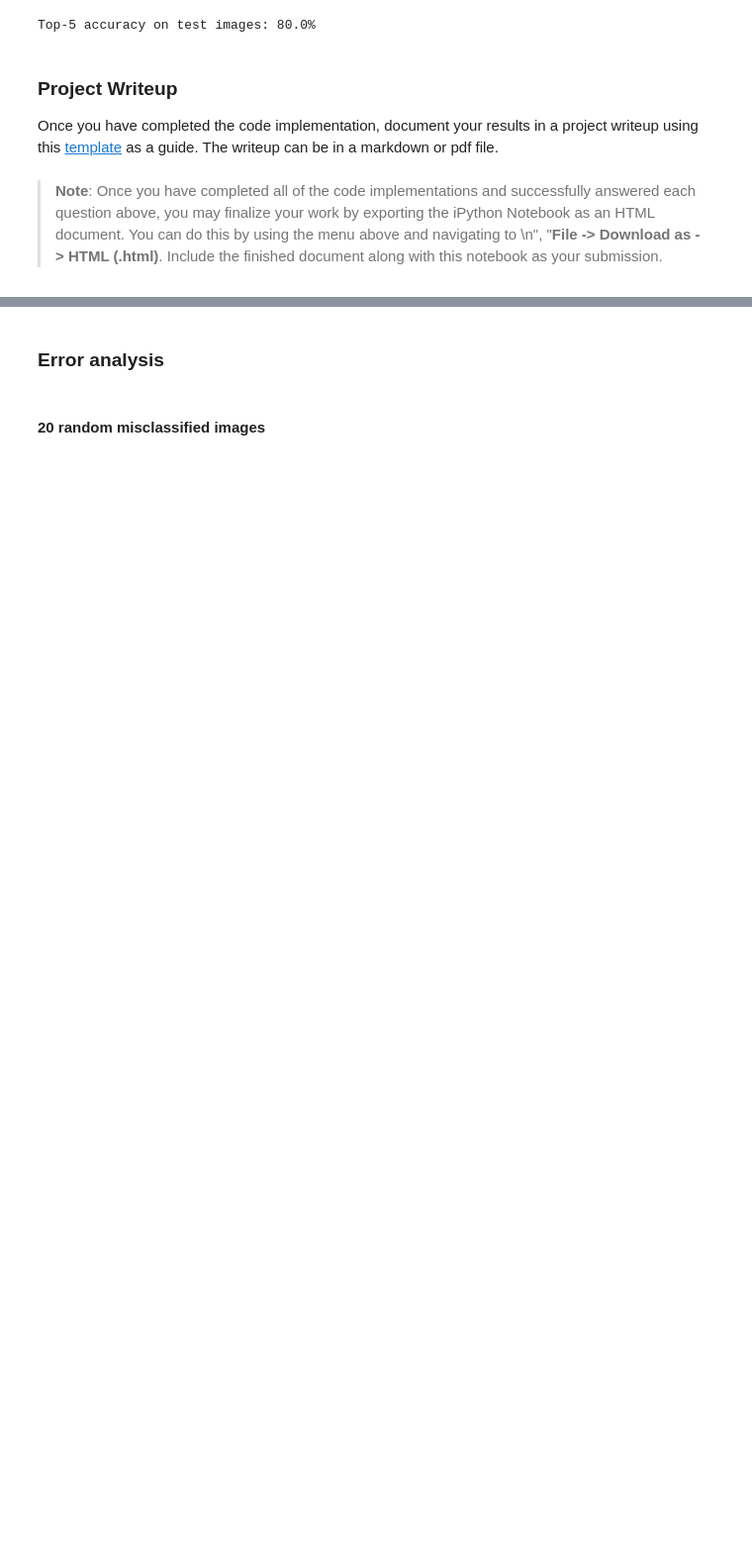
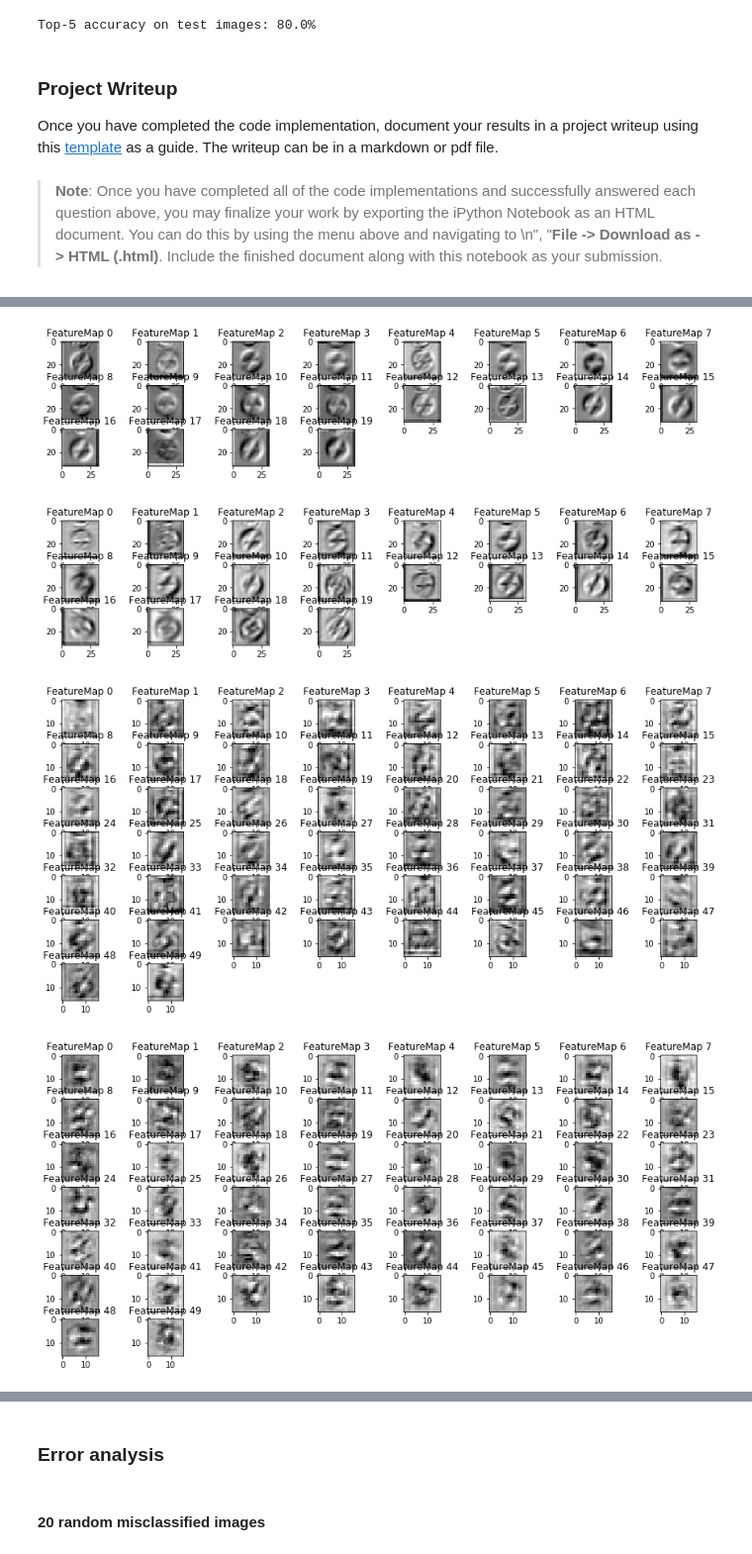
Before and after one commit to koulakis/CarND-Traffic-Sign-Classifier-Project, a Jupyter notebook: Traffic_Sign_Classifier.ipynb, the cells around one changed output, grey strips where cells are left out. Shown at 99% size. Drawn from its saved outputs; the diff is of its cells as text; code cells hidden in the pictures; blank space fills up the shorter version.

```diff
--- a/Traffic_Sign_Classifier.ipynb
+++ b/Traffic_Sign_Classifier.ipynb
@@ -632,2 +645,9 @@ def visualize_feature_maps(image):
         plt.show()
+# %%
+visualize_feature_maps(X_train[0], './writeup_figures/test_visualization')
+# %% [output]
+[figure, added]
+[figure, added]
+[figure, added]
+[figure, added]
 # %%
```
Also changed, not shown: parts of 20 cells of this notebook, 14 other files.
